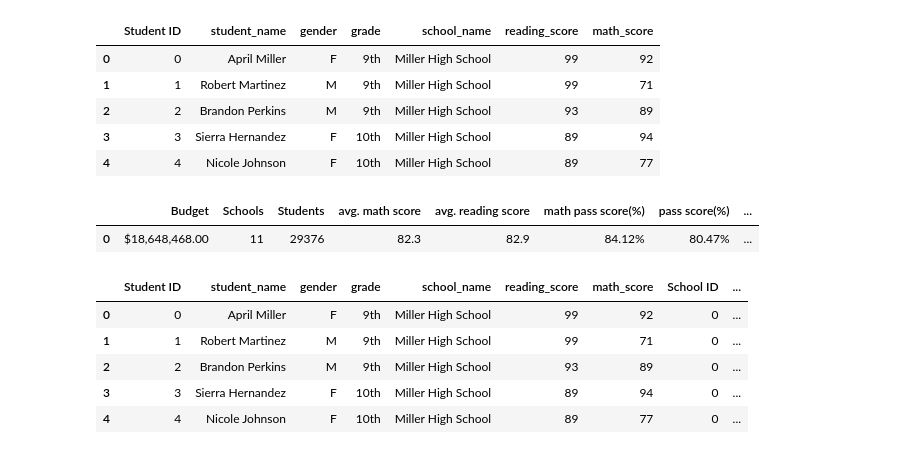
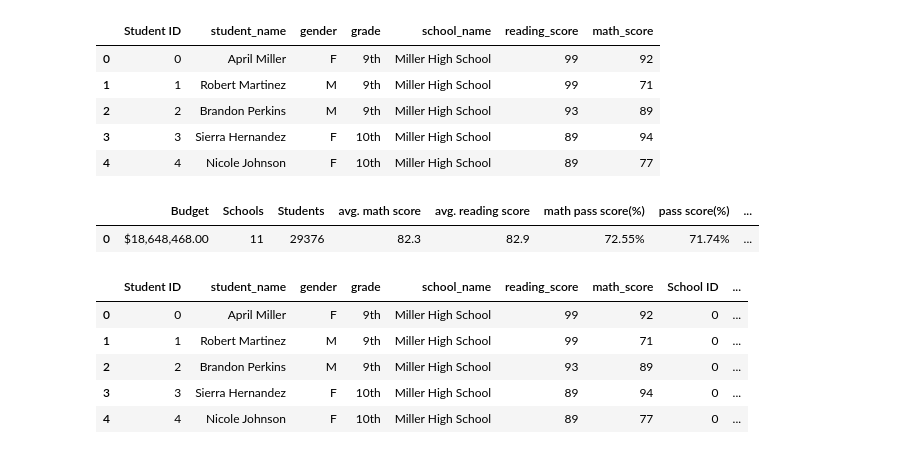
Before and after one commit to jjahn0/panda_challenges, a Jupyter notebook: PyCitySchools/PySchool.ipynb, the cells around one changed output. Cells and saved outputs as stored; diff of their text form; code cells hidden in the pictures.

```diff
--- a/PyCitySchools/PySchool.ipynb
+++ b/PyCitySchools/PySchool.ipynb
@@ -28,36 +28,36 @@ stu_data.head()
 # %%
 # District Summary
 stu_sum = stu_data['Student ID'].count()
 sch_sum = sch_data['School ID'].count()
 sch_bd = sch_data['budget'].sum()
 stu_math = stu_data['math_score'].mean()
 stu_read = stu_data['reading_score'].mean()
-pass_m = stu_data.loc[stu_data['math_score'] > 70,:]
-pass_r = stu_data.loc[stu_data['reading_score'] > 70,:]
+pass_m = stu_data.loc[stu_data['math_score'] >= 75,:]
+pass_r = stu_data.loc[stu_data['reading_score'] >= 75,:]
 pass_mp = (pass_m['Student ID'].count() / stu_sum) * 100
 pass_rp = (pass_r['Student ID'].count() / stu_sum) * 100
 pass_avg = (pass_mp + pass_rp) / 2
 
 school_table = pd.DataFrame({'Students':[stu_sum],
                             'Schools':[sch_sum],
                             'Budget':[sch_bd],
                             'avg. math score':[stu_math],
                             'avg. reading score':[stu_read],
                             'math pass score(%)':[pass_mp],
                             'reading pass score(%)':[pass_rp],
                             'pass score(%)':[pass_avg]
                             })
 
 school_table['Budget'] = school_table['Budget'].map('${:,.2f}'.format)
 school_table['avg. math score'] = school_table['avg. math score'].map('{:.1f}'.format)
 school_table['avg. reading score'] = school_table['avg. reading score'].map('{:.1f}'.format)
 school_table['math pass score(%)'] = school_table['math pass score(%)'].map('{:.2f}%'.format)
 school_table['reading pass score(%)'] = school_table['reading pass score(%)'].map('{:.2f}%'.format)
 school_table['pass score(%)'] = school_table['pass score(%)'].map('{:.2f}%'.format)
 school_table
 # %% [output]
 |  | Budget | Schools | Students | avg. math score | avg. reading score | math pass score(%) | pass score(%) | ... |
-| 0 | $18,648,468.00 | 11 | 29376 | 82.3 | 82.9 | 84.12% | 80.47% | ... |
+| 0 | $18,648,468.00 | 11 | 29376 | 82.3 | 82.9 | 72.55% | 71.74% | ... |
 # %%
 ss_df = pd.merge(stu_data, sch_data, on="school_name") #merged database.  messy but useful
 ss_df.head()
```
Also changed, not shown: parts of 6 cells of this notebook.
